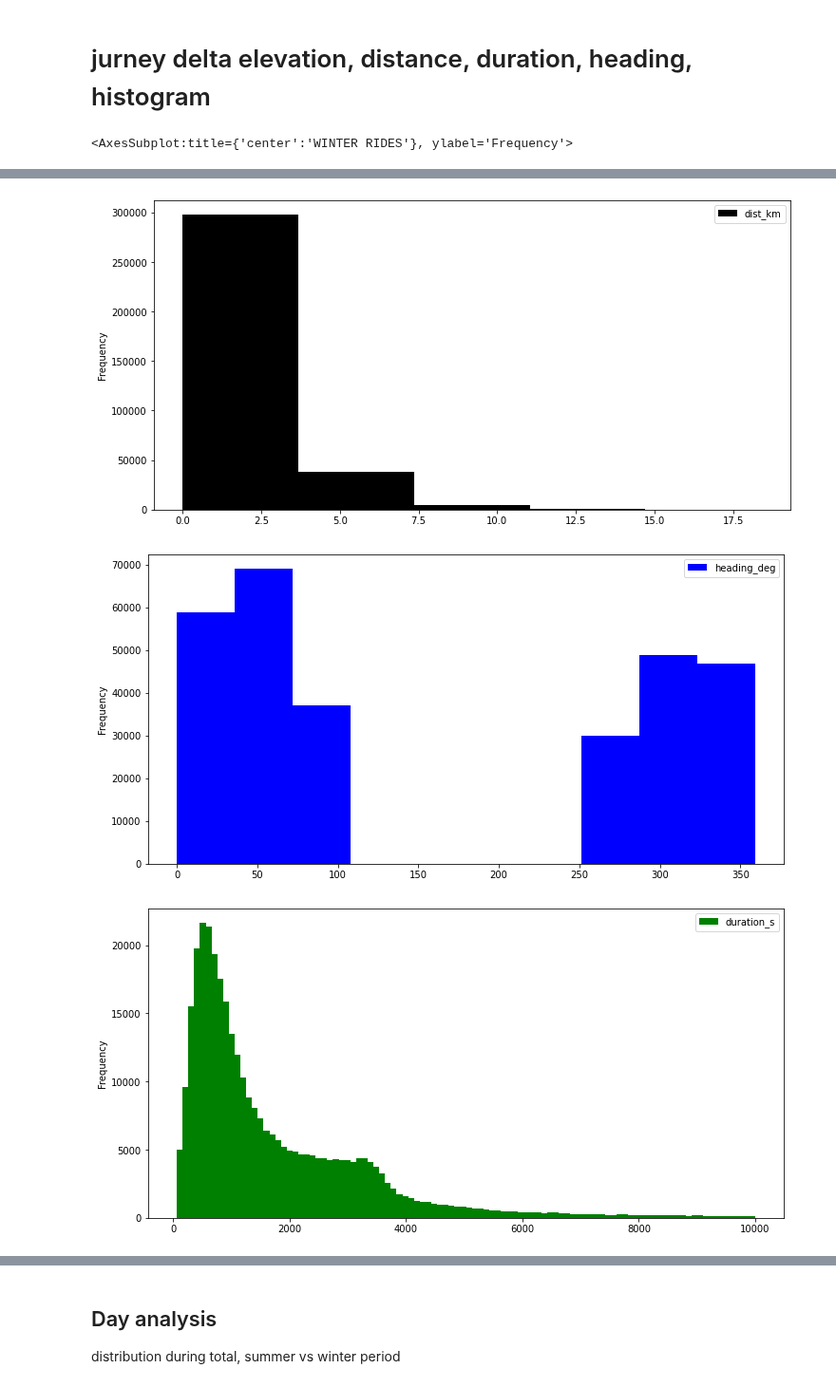
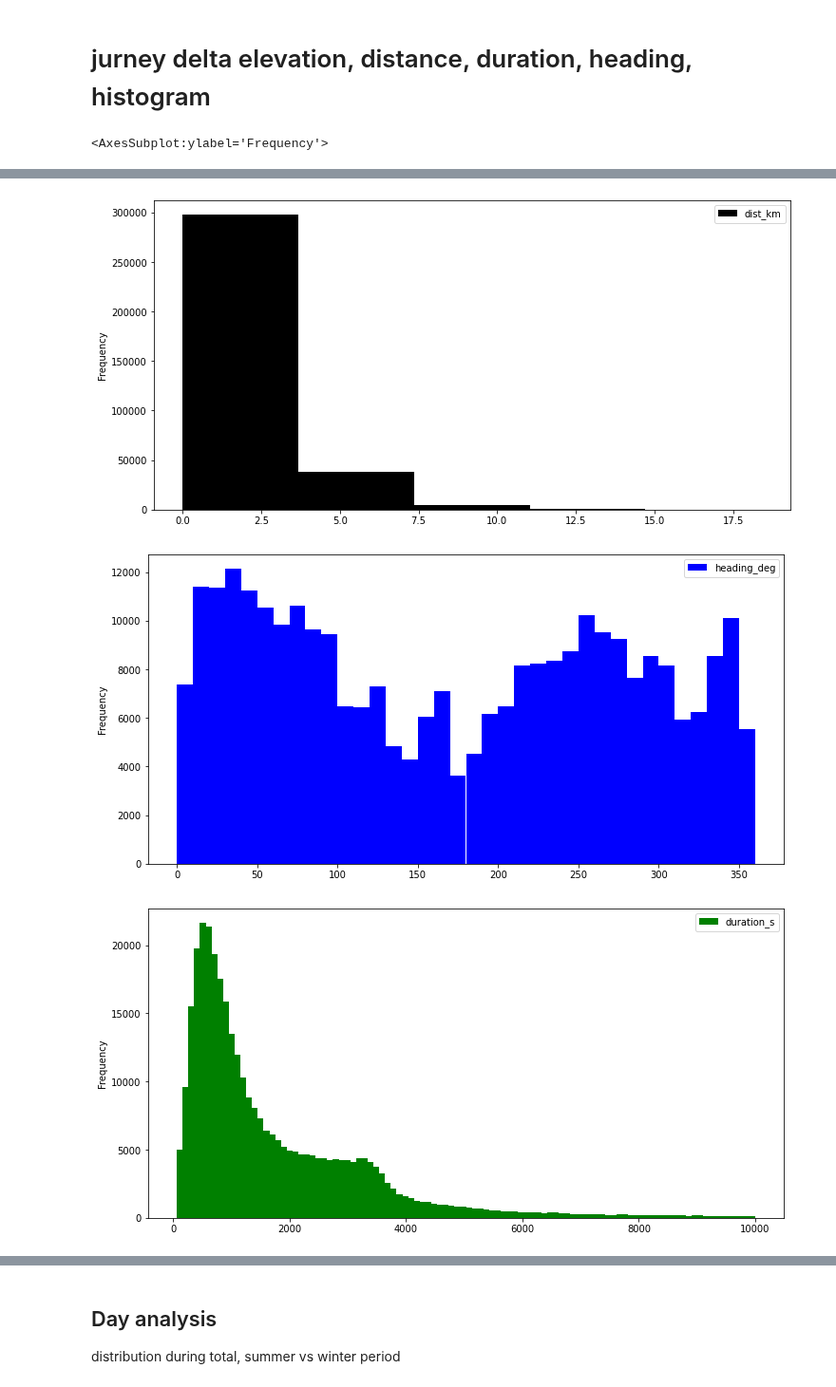
Before and after one commit to daim77/python_BI_analysis_bike_sharing, a Jupyter notebook: results.ipynb, the cells around one changed output, grey strips where cells are left out. Shown at 95% size. Cells and saved outputs as stored; diff of their text form; code cells hidden in the pictures.

Commit message:
heading corr

```diff
--- a/results.ipynb
+++ b/results.ipynb
@@ -189,11 +186,16 @@ def get_heading(lat1, long1, lat2, long2):
     )
 
     bearing = math.degrees(bearing)
-
+    print('raw result: ', bearing)
     if bearing == 0 and math.copysign(-1, bearing) == -1:
-        return 180
+        bearing = 180
+    elif (lat1 > lat2) & (long1 > long2):
+        bearing += 180
+    elif (lat1 <= lat2) & (long1 > long2):
+        bearing += 360
     else:
-        return int(divmod(bearing, 360)[1])
+        bearing = int(divmod(bearing, 180)[1])
+    return bearing
 
 
 bikes_df['dist_km'] = bikes_df.iloc[:, :]\
@@ -235,18 +237,18 @@ df.plot.scatter('start_station_id', 'end_station_id', figsize=(12, 6), marker='x
 # %%
 df = bikes_df.loc[:, ['delta_elev']]
 df.plot.hist('delta_elev', figsize=(12, 6), color='green', bins=10)
 
 df = bikes_df.loc[bikes_df['dist_km'] < 100, ['dist_km']]
 df.plot.hist('dist_km', figsize=(12, 6), color='k', bins=5)
 
 df = bikes_df.loc[bikes_df['heading_deg'] < 360, ['heading_deg']]
-df.plot.hist('heading_deg', figsize=(12, 6), color='blue', bins=10)
+df.plot.hist('heading_deg', figsize=(12, 6), color='blue', bins=36)
 
 df = bikes_df.loc[bikes_df['duration_s'] < 10000, ['duration_s']]
 df.plot.hist('duration_s', figsize=(12, 6), color='green', bins=100)
 # %% [output]
-<AxesSubplot:title={'center':'WINTER RIDES'}, ylabel='Frequency'>
+<AxesSubplot:ylabel='Frequency'>
 [figure]
 [figure]
-[figure, old version]
+[figure, new version]
 [figure]
```
Also changed, not shown: parts of 9 cells of this notebook, 2 other files.
